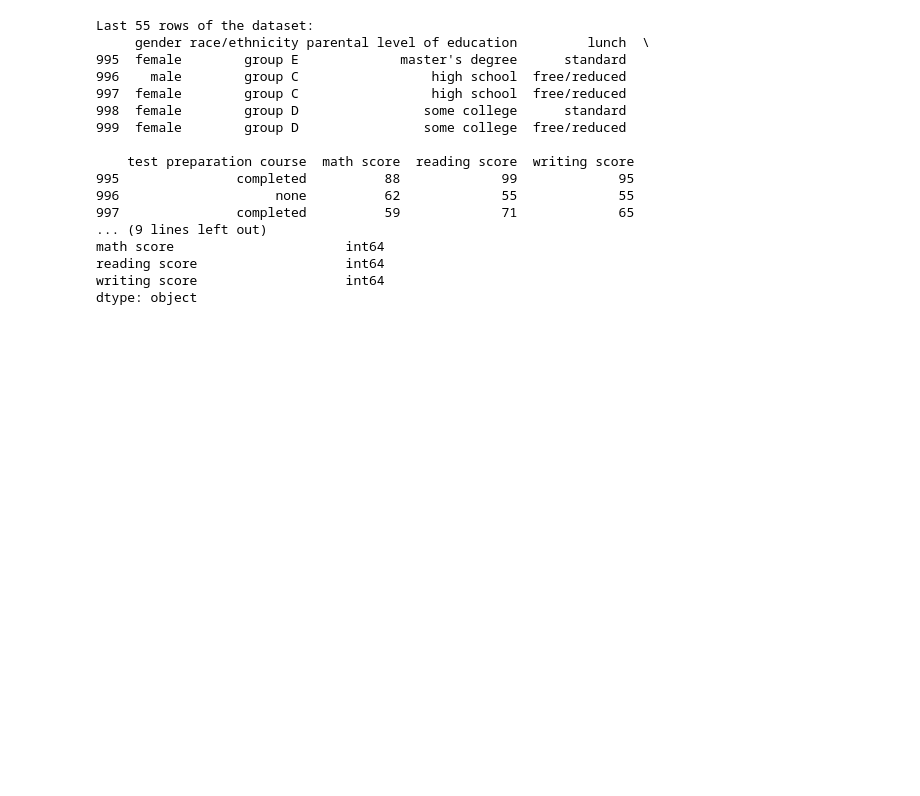
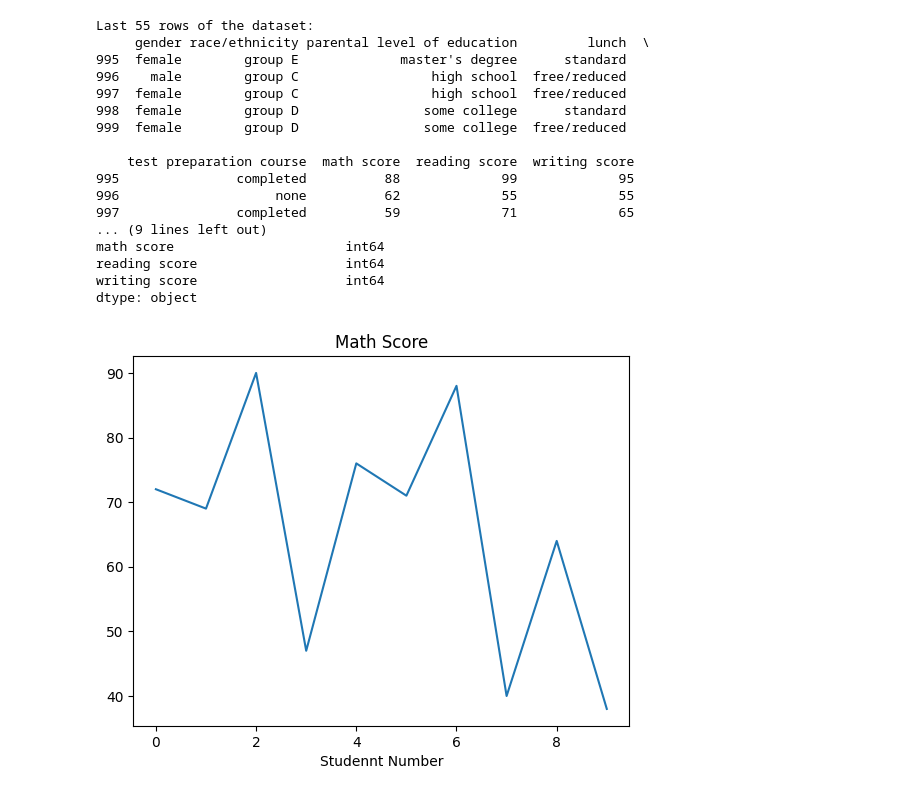
Before and after one commit to Nakib-Nasrullah/Research-Skill, a Jupyter notebook: 6_Matplotlib_and_Seaborn.ipynb, the cells around one changed output. Drawn from its saved outputs; the diff is of its cells as text; code cells hidden in the pictures; blank space fills up the shorter version.

```diff
--- a/6_Matplotlib_and_Seaborn.ipynb
+++ b/6_Matplotlib_and_Seaborn.ipynb
@@ -121,3 +121,12 @@ math score                      int64
 reading score                   int64
 writing score                   int64
 dtype: object
+# %%
+# Simple line plot: First 10 math scores
+plt.plot(students['math score'].head(10)) # X-axis auto (row numbers)
+plt.title("Math Scores of first 10 students") #Title
+plt.xlabel("Studennt Number") #X label
+plt.title('Math Score') # y lable
+plt.show() # Show plot
+# %% [output]
+[figure, added]
```
